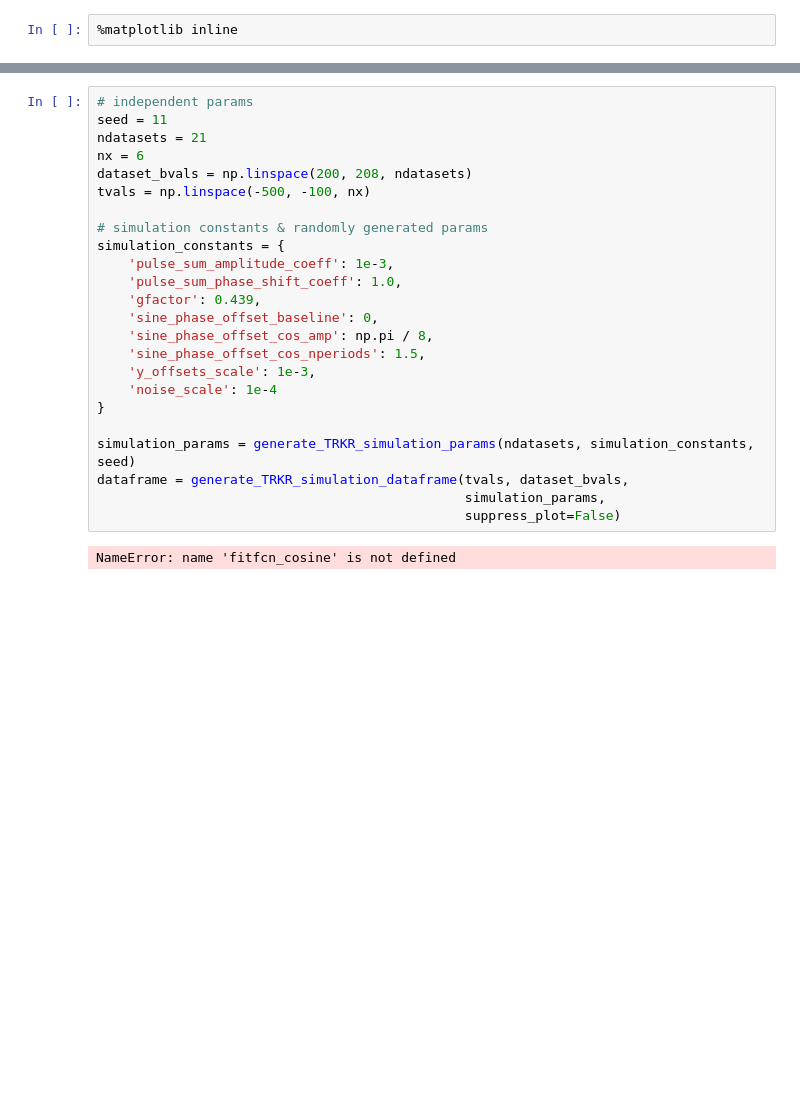
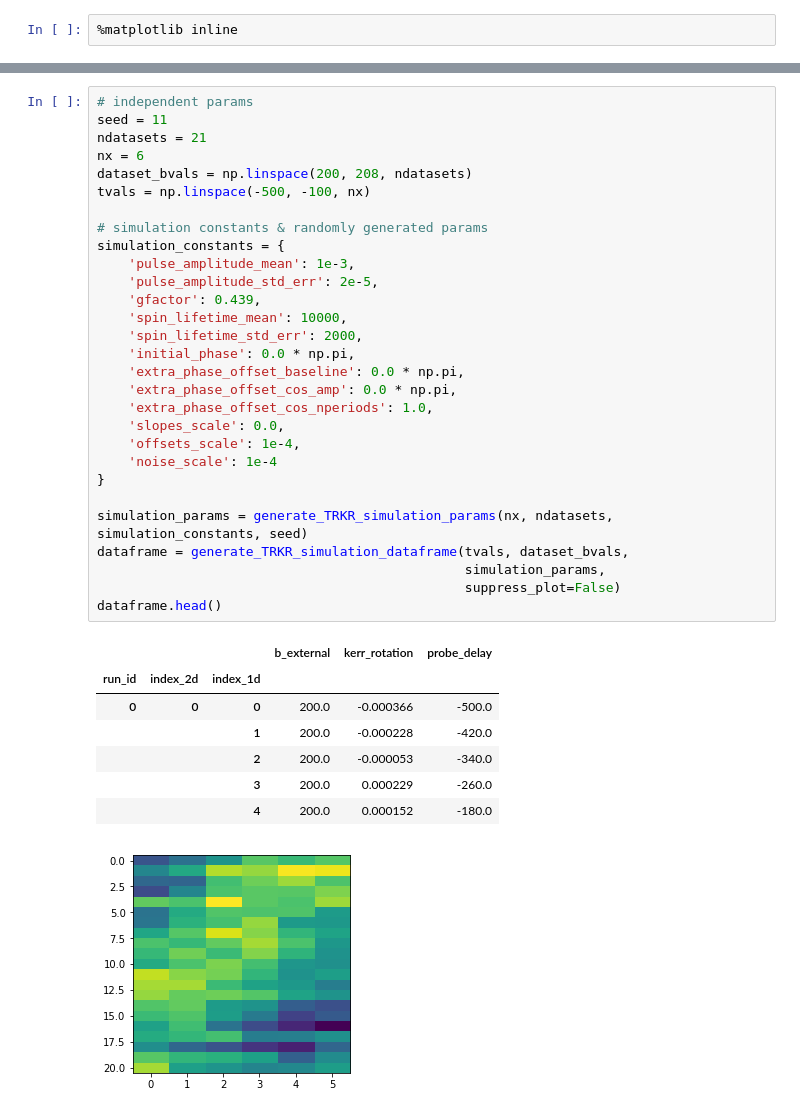
Before and after one commit to mwmacmahon/experimentdataanalysis, a Jupyter notebook: temp - testing simulation package.ipynb, the cells around one changed output, grey strips where cells are left out. Saved outputs shown, nothing was run; the diff lists cells and outputs as text; blank space fills up the shorter version.

```diff
--- a/temp - testing simulation package.ipynb
+++ b/temp - testing simulation package.ipynb
@@ -164,26 +156,38 @@ IndentationError: unexpected indent (<ipython-input-3-76d370e24e88>, line 64)
 # %%
 # independent params
 seed = 11
 ndatasets = 21
 nx = 6
 dataset_bvals = np.linspace(200, 208, ndatasets)
 tvals = np.linspace(-500, -100, nx)
 
 # simulation constants & randomly generated params
 simulation_constants = {
-    'pulse_sum_amplitude_coeff': 1e-3,
-    'pulse_sum_phase_shift_coeff': 1.0,
+    'pulse_amplitude_mean': 1e-3,
+    'pulse_amplitude_std_err': 2e-5,
     'gfactor': 0.439,
-    'sine_phase_offset_baseline': 0,
-    'sine_phase_offset_cos_amp': np.pi / 8,
-    'sine_phase_offset_cos_nperiods': 1.5,
-    'y_offsets_scale': 1e-3,
+    'spin_lifetime_mean': 10000,
+    'spin_lifetime_std_err': 2000,
+    'initial_phase': 0.0 * np.pi,
+    'extra_phase_offset_baseline': 0.0 * np.pi,
+    'extra_phase_offset_cos_amp': 0.0 * np.pi,
+    'extra_phase_offset_cos_nperiods': 1.0,
+    'slopes_scale': 0.0,
+    'offsets_scale': 1e-4,
     'noise_scale': 1e-4
 }
 
-simulation_params = generate_TRKR_simulation_params(ndatasets, simulation_constants, seed)
+simulation_params = generate_TRKR_simulation_params(nx, ndatasets, simulation_constants, seed)
 dataframe = generate_TRKR_simulation_dataframe(tvals, dataset_bvals,
                                                simulation_params,
                                                suppress_plot=False)
+dataframe.head()
 # %% [output]
-NameError: name 'fitfcn_cosine' is not defined
+|  |  |  | b_external | kerr_rotation | probe_delay |
+| run_id | index_2d | index_1d |  |  |  |
+| 0 | 0 | 0 | 200.0 | -0.000366 | -500.0 |
+|  |  | 1 | 200.0 | -0.000228 | -420.0 |
+|  |  | 2 | 200.0 | -0.000053 | -340.0 |
+|  |  | 3 | 200.0 | 0.000229 | -260.0 |
+|  |  | 4 | 200.0 | 0.000152 | -180.0 |
+[figure, added]
```
Also changed, not shown: parts of 1 cell of this notebook, 8 other files.
